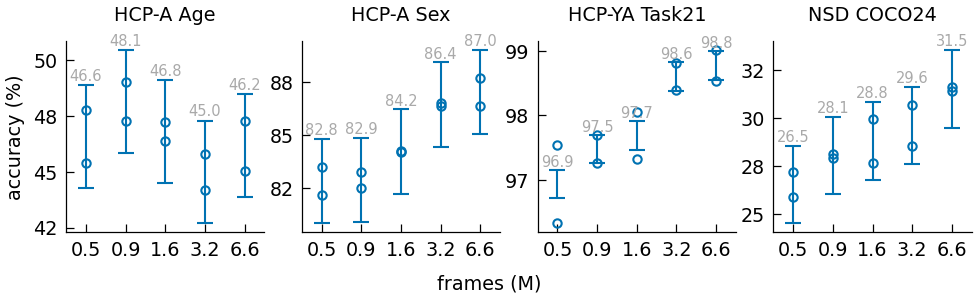
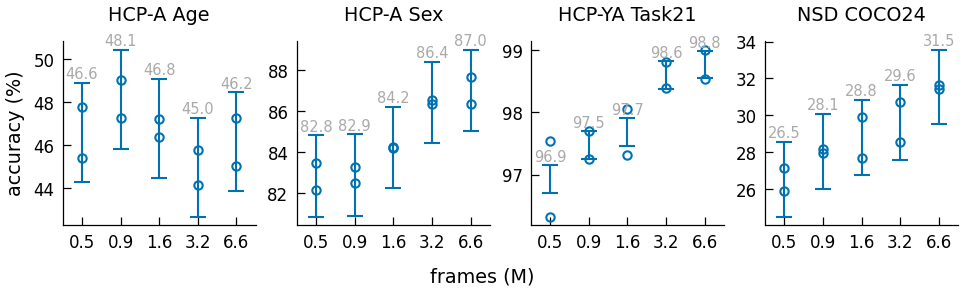
The change to this notebook cell's code, shown as a diff; its figure went from the first image to the second:
--- before
+++ after
@@ -47,5 +47,7 @@
     ax.yaxis.set_major_formatter(FormatStrFormatter("%.0f"))
 
-plt.tight_layout(pad=0.2)
+    ax.tick_params(axis="both", which="major", labelsize=4)
+
+plt.tight_layout(pad=0.5)
 
 f.subplots_adjust(bottom=0.23)

Commit: update data scaling figures